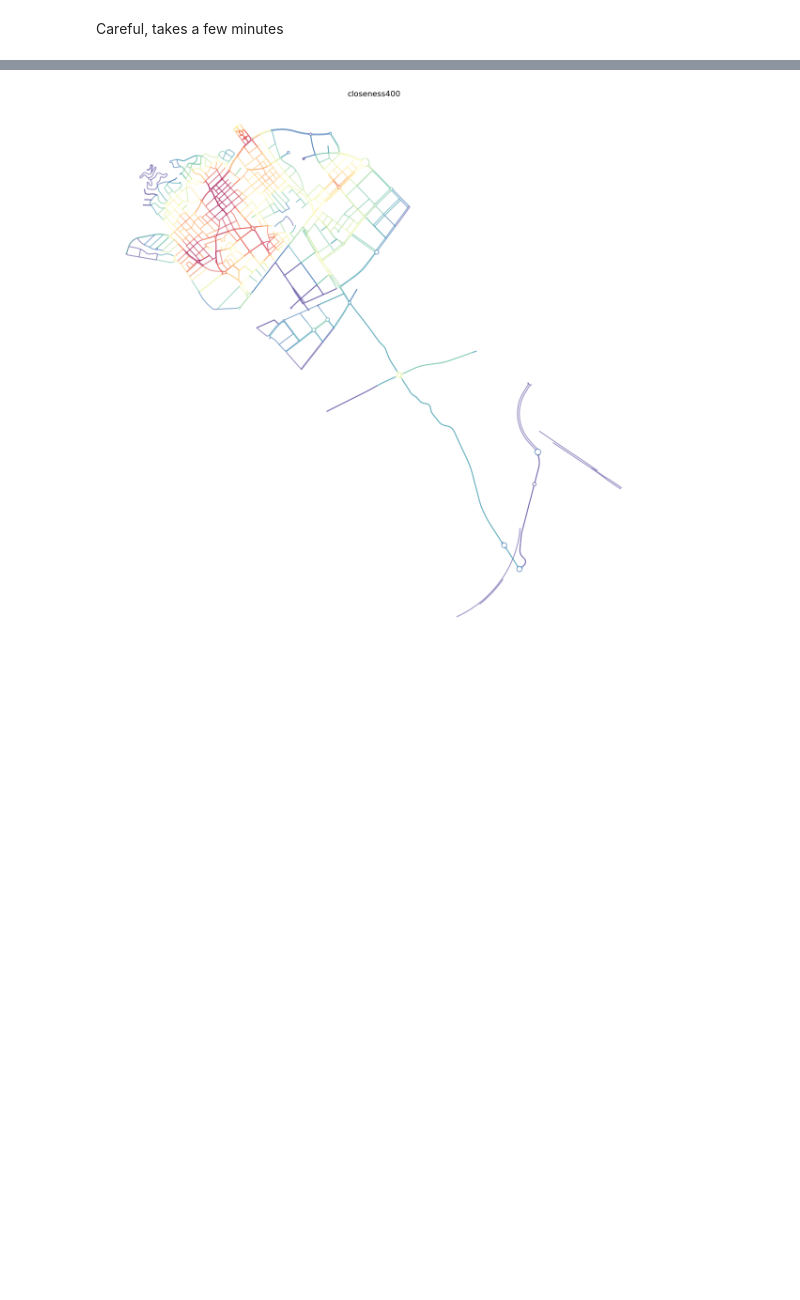
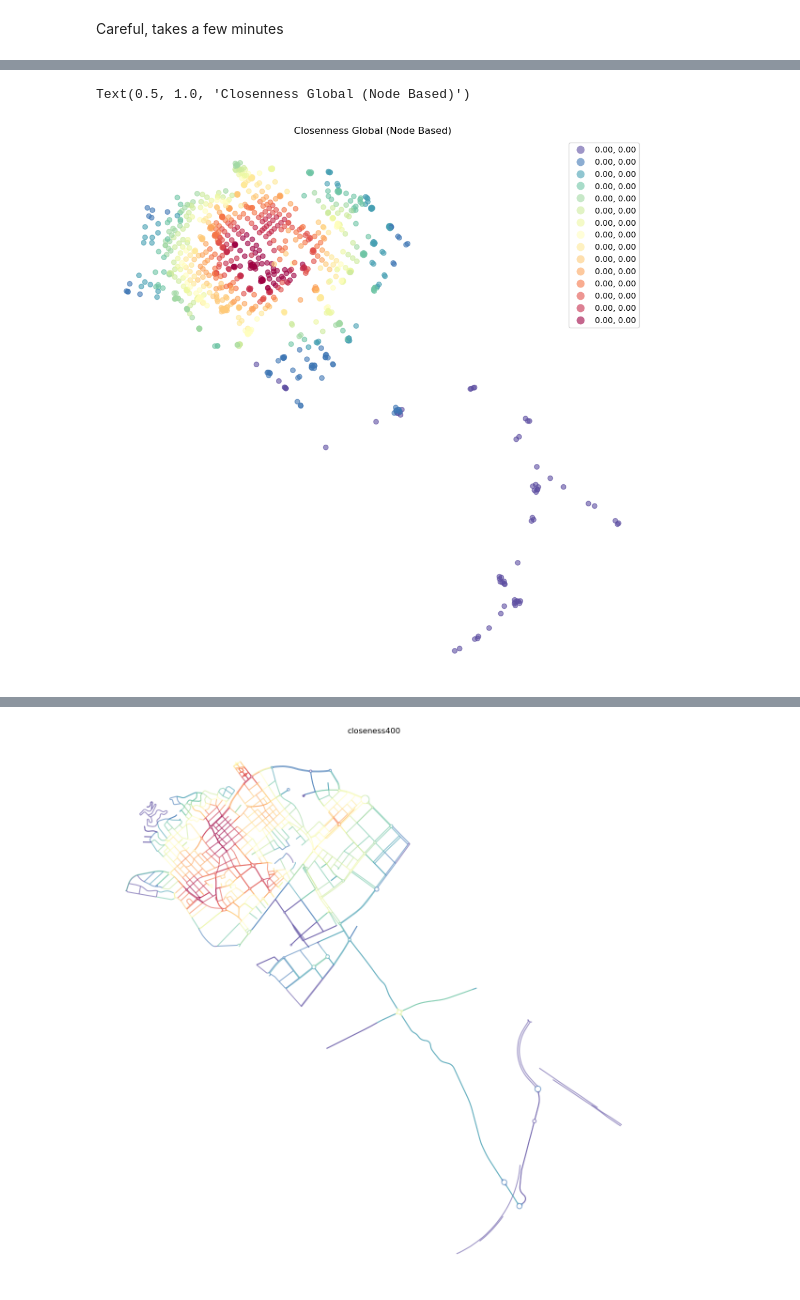
Before and after one commit to AndreaCutroni/ML-Noise-Prediction, a Jupyter notebook: deployment/Viladecans/notebooks/VIL_momepy.ipynb, the cells around one changed output, grey strips where cells are left out. Saved outputs shown, nothing was run; the diff lists cells and outputs as text; code cells hidden in the pictures; blank space fills up the shorter version.

```diff
--- a/deployment/Viladecans/notebooks/VIL_momepy.ipynb
+++ b/deployment/Viladecans/notebooks/VIL_momepy.ipynb
@@ -138,3 +138,7 @@ Careful, takes a few minutes
 closeness = mm.closeness_centrality(
     primal, name='closeness_global', weight='mm_len'
 )
+# %%
+nodes = mm.nx_to_gdf(closeness, lines=False)
+nodes.head()
+nodes.info()
@@ -140,0 +158,15 @@ closeness = mm.closeness_centrality(
+# %%
+ax = nodes.plot(
+    column="closeness_global",
+    cmap="Spectral_r",
+    scheme="quantiles",
+    k=15,
+    alpha=0.6,
+    figsize=(12, 12),
+    legend=True
+)
+ax.set_axis_off()
+ax.set_title("Closenness Global (Node Based)")
+# %% [output]
+Text(0.5, 1.0, 'Closenness Global (Node Based)')
+[figure, added]
```
Also changed, not shown: parts of 22 cells of this notebook, 7 other files.
